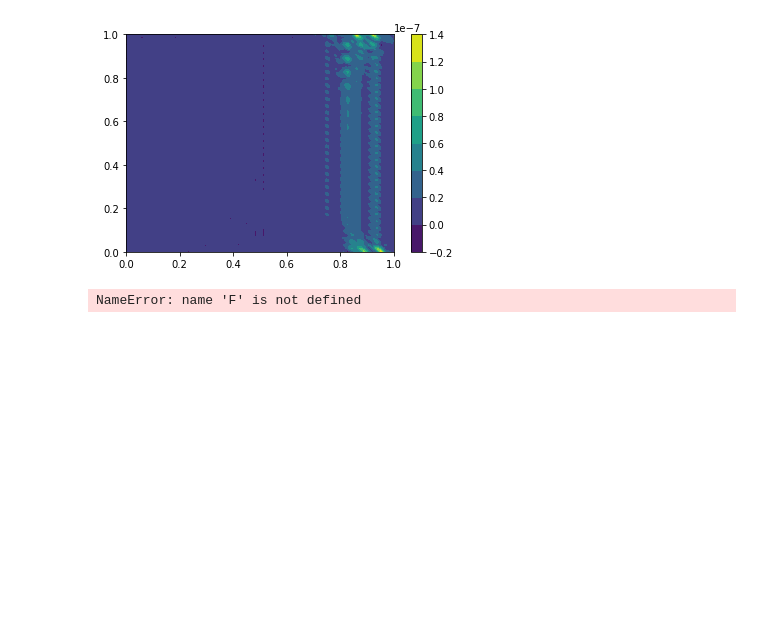
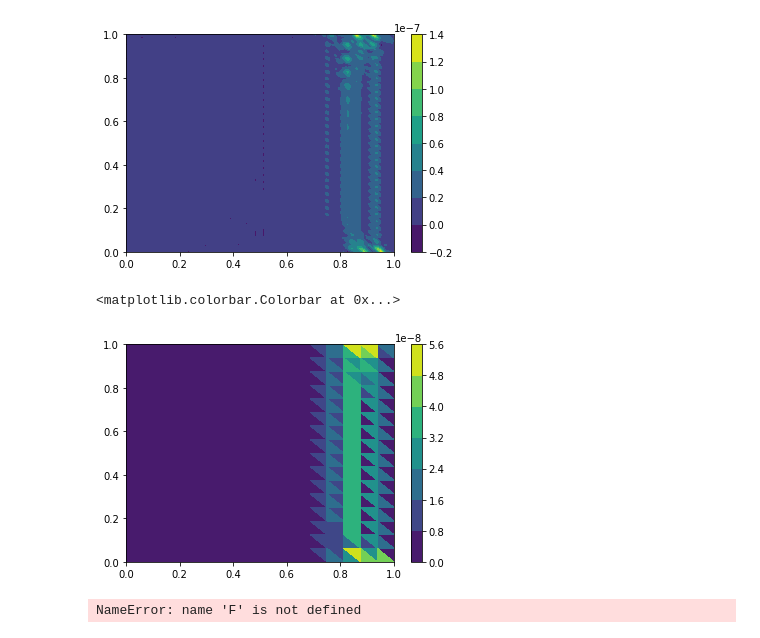
Before and after one commit to acse-akm121/oceans_goma, a Jupyter notebook: goma/src/Movement.ipynb, the cells around one changed output. Drawn from its saved outputs; the diff is of its cells as text; code cells hidden in the pictures; blank space fills up the shorter version.

```diff
--- a/goma/src/Movement.ipynb
+++ b/goma/src/Movement.ipynb
@@ -41,6 +42,14 @@ plt.colorbar(tc)
 # %% [output]
 <matplotlib.colorbar.Colorbar at 0x...>
 [figure]
+# %%
+small_monitor = Function(P0_small)
+small_monitor.project(m)
+tc = tricontourf(small_monitor)
+plt.colorbar(tc)
+# %% [output]
+<matplotlib.colorbar.Colorbar at 0x...>
+[figure, added]
 # %%
 dt = 0.03125
 dx = 0.001
```
Also changed, not shown: parts of 6 cells of this notebook.
